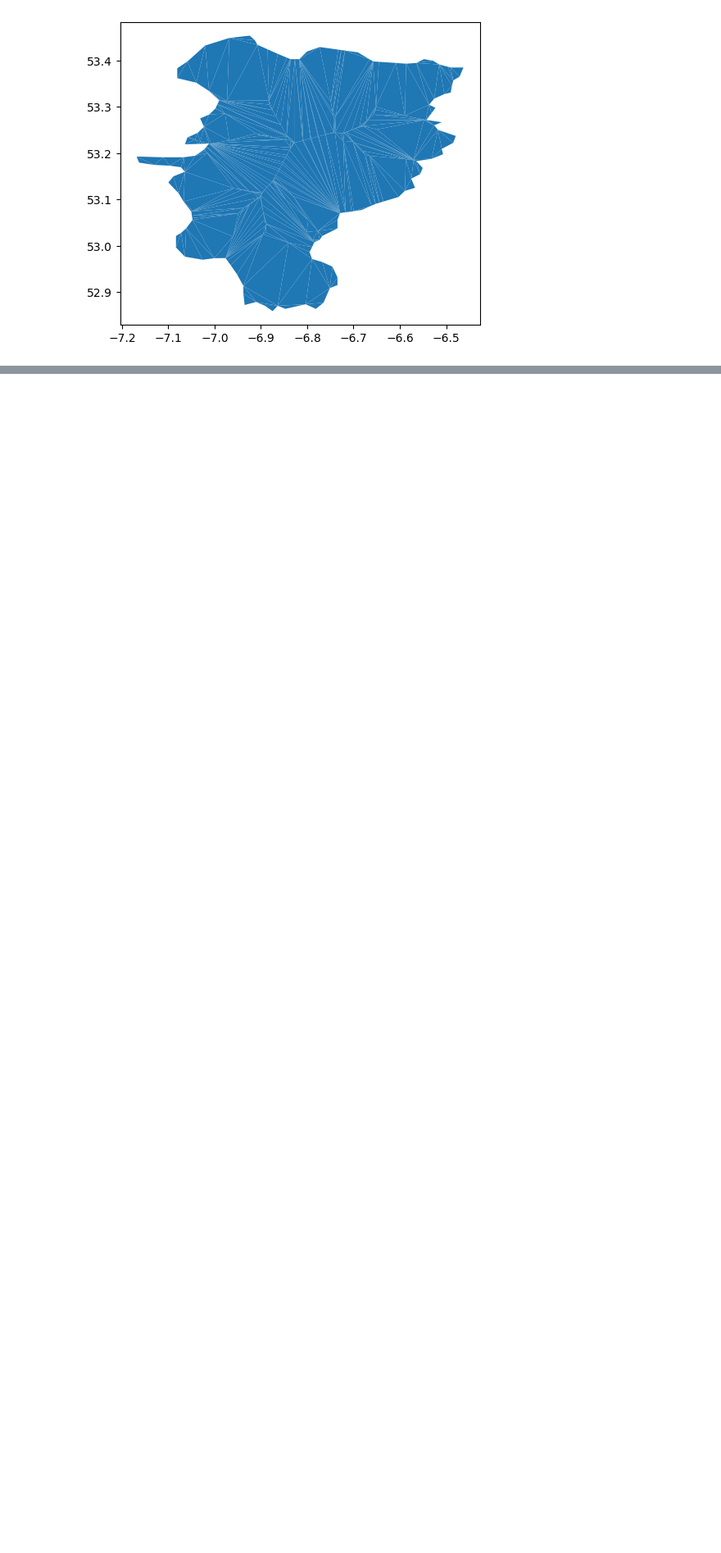
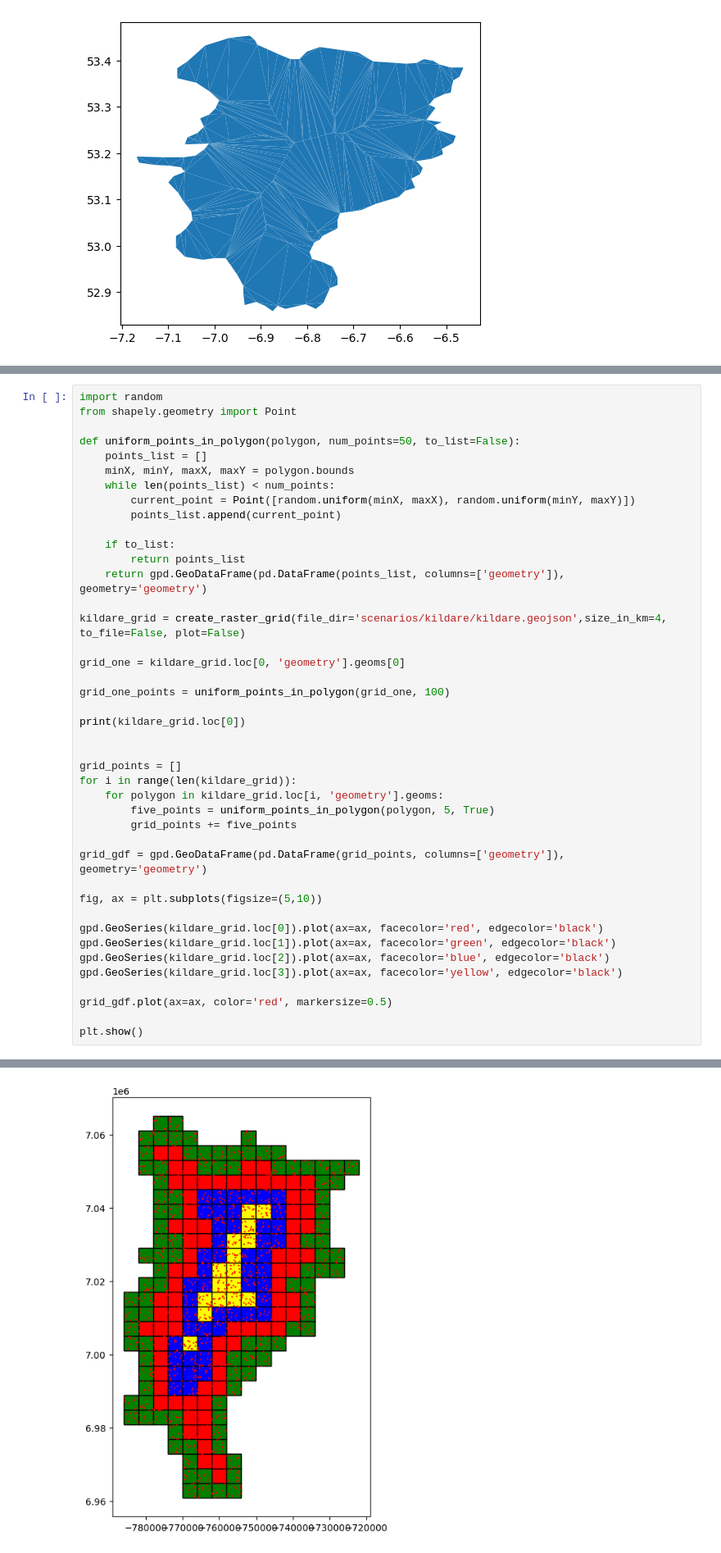
Before and after one commit to paddeaux/radian, a Jupyter notebook: radian_testing.ipynb, the cells around one changed output, grey strips where cells are left out. Shown at 82% size. Drawn from its saved outputs; the diff is of its cells as text; blank space fills up the shorter version.

```diff
--- a/radian_testing.ipynb
+++ b/radian_testing.ipynb
@@ -533,0 +507,43 @@ See the caveats in the documentation: https://pandas.pydata.org/pandas-docs/stab
+# %%
+import random
+from shapely.geometry import Point
+
+def uniform_points_in_polygon(polygon, num_points=50, to_list=False):
+    points_list = []
+    minX, minY, maxX, maxY = polygon.bounds
+    while len(points_list) < num_points:
+        current_point = Point([random.uniform(minX, maxX), random.uniform(minY, maxY)])
+        points_list.append(current_point)
+
+    if to_list:
+        return points_list
+    return gpd.GeoDataFrame(pd.DataFrame(points_list, columns=['geometry']), geometry='geometry')
+
+kildare_grid = create_raster_grid(file_dir='scenarios/kildare/kildare.geojson',size_in_km=4, to_file=False, plot=False)
+
+grid_one = kildare_grid.loc[0, 'geometry'].geoms[0]
+
+grid_one_points = uniform_points_in_polygon(grid_one, 100)
+
+print(kildare_grid.loc[0])
+
+
+grid_points = []
+for i in range(len(kildare_grid)):
+    for polygon in kildare_grid.loc[i, 'geometry'].geoms:
+        five_points = uniform_points_in_polygon(polygon, 5, True)
+        grid_points += five_points
+
+grid_gdf = gpd.GeoDataFrame(pd.DataFrame(grid_points, columns=['geometry']), geometry='geometry')
+
+fig, ax = plt.subplots(figsize=(5,10))
+
+gpd.GeoSeries(kildare_grid.loc[0]).plot(ax=ax, facecolor='red', edgecolor='black')
+gpd.GeoSeries(kildare_grid.loc[1]).plot(ax=ax, facecolor='green', edgecolor='black')
+gpd.GeoSeries(kildare_grid.loc[2]).plot(ax=ax, facecolor='blue', edgecolor='black')
+gpd.GeoSeries(kildare_grid.loc[3]).plot(ax=ax, facecolor='yellow', edgecolor='black')
+
+grid_gdf.plot(ax=ax, color='red', markersize=0.5)
+
+plt.show()
+# %% [output]
@@ -533,0 +552 @@ See the caveats in the documentation: https://pandas.pydata.org/pandas-docs/stab
+[figure, added]
```
Also changed, not shown: parts of 4 cells of this notebook.
